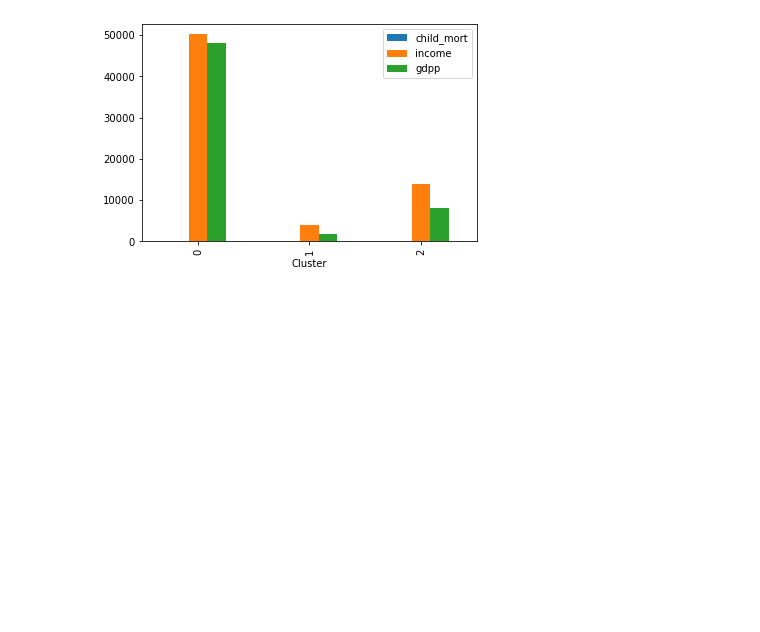
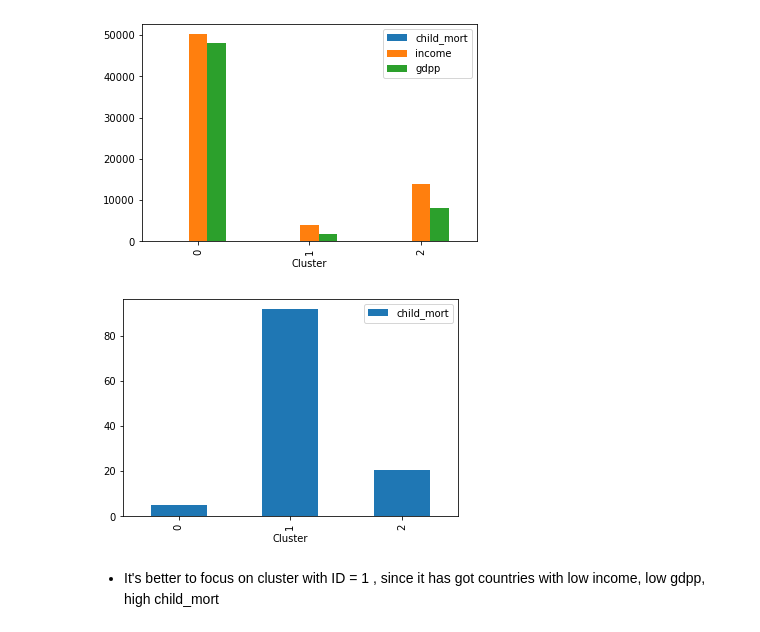
Before and after one commit to Dharani-Arumugam/Machine-Learning, a Jupyter notebook: Assignment - Clustering/HELP International - Clustering Countries.ipynb, the cells around one changed output. Saved outputs shown, nothing was run; the diff lists cells and outputs as text; code cells hidden in the pictures; blank space fills up the shorter version.

Commit message:
Clustering-Countries

```diff
--- a/Assignment - Clustering/HELP International - Clustering Countries.ipynb
+++ b/Assignment - Clustering/HELP International - Clustering Countries.ipynb
@@ -314,3 +314,9 @@ df_country.drop(['country', 'exports', 'health','imports', 'inflation', 'life_ex
 plt.show()
 # %% [output]
 [figure]
+# %%
+## Only using CHILD_MORT
+df_country.drop(['country', 'exports', 'health','imports', 'inflation', 'life_expec','total_fer','income', 'gdpp'],axis = 1).groupby('Cluster').mean().plot(kind = 'bar')
+plt.show()
+# %% [output]
+[figure, added]
@@ -316,0 +327,2 @@ plt.show()
+# %% [markdown]
+- It's better to focus on cluster with ID = 1 , since it has got countries with low income, low gdpp, high child_mort
```
Also changed, not shown: parts of 29 cells of this notebook, 2 other files.
